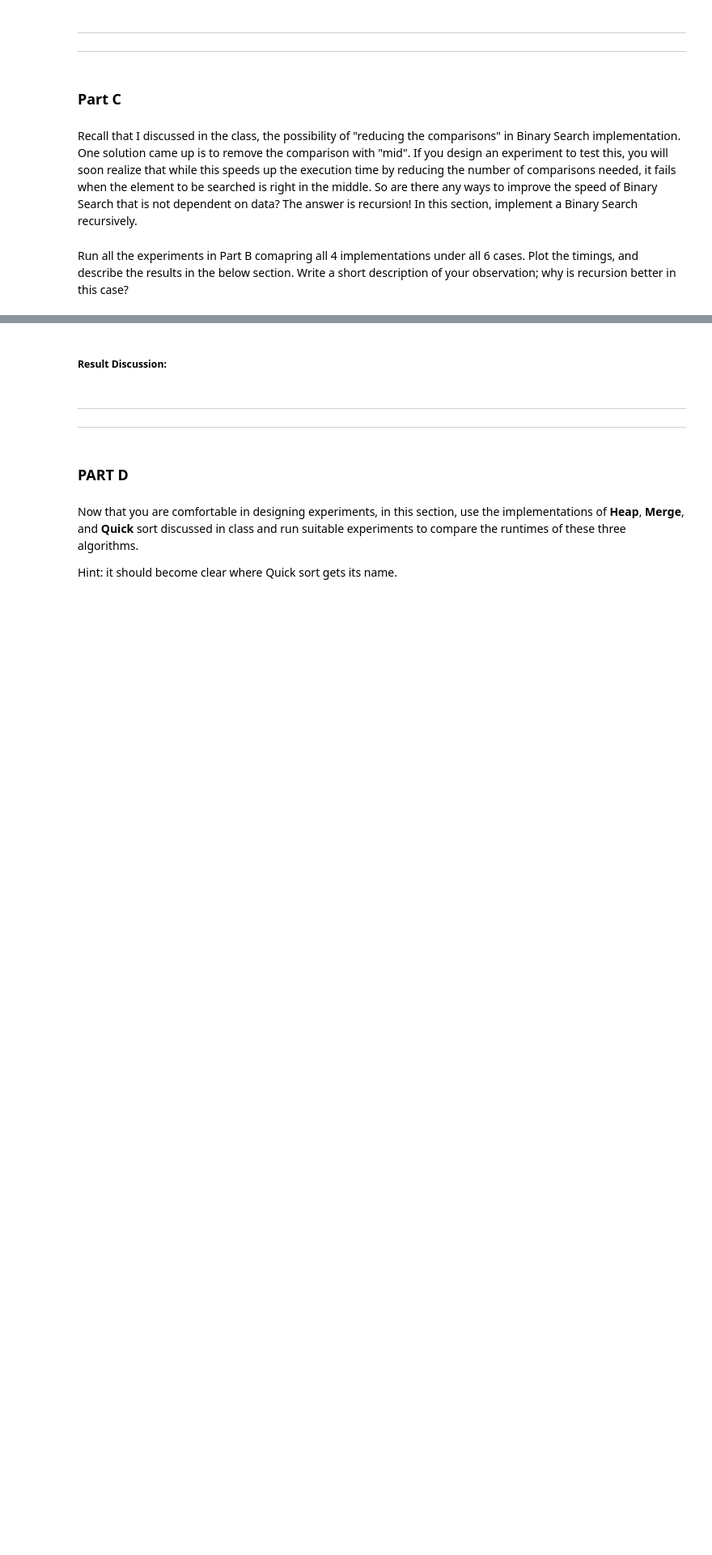
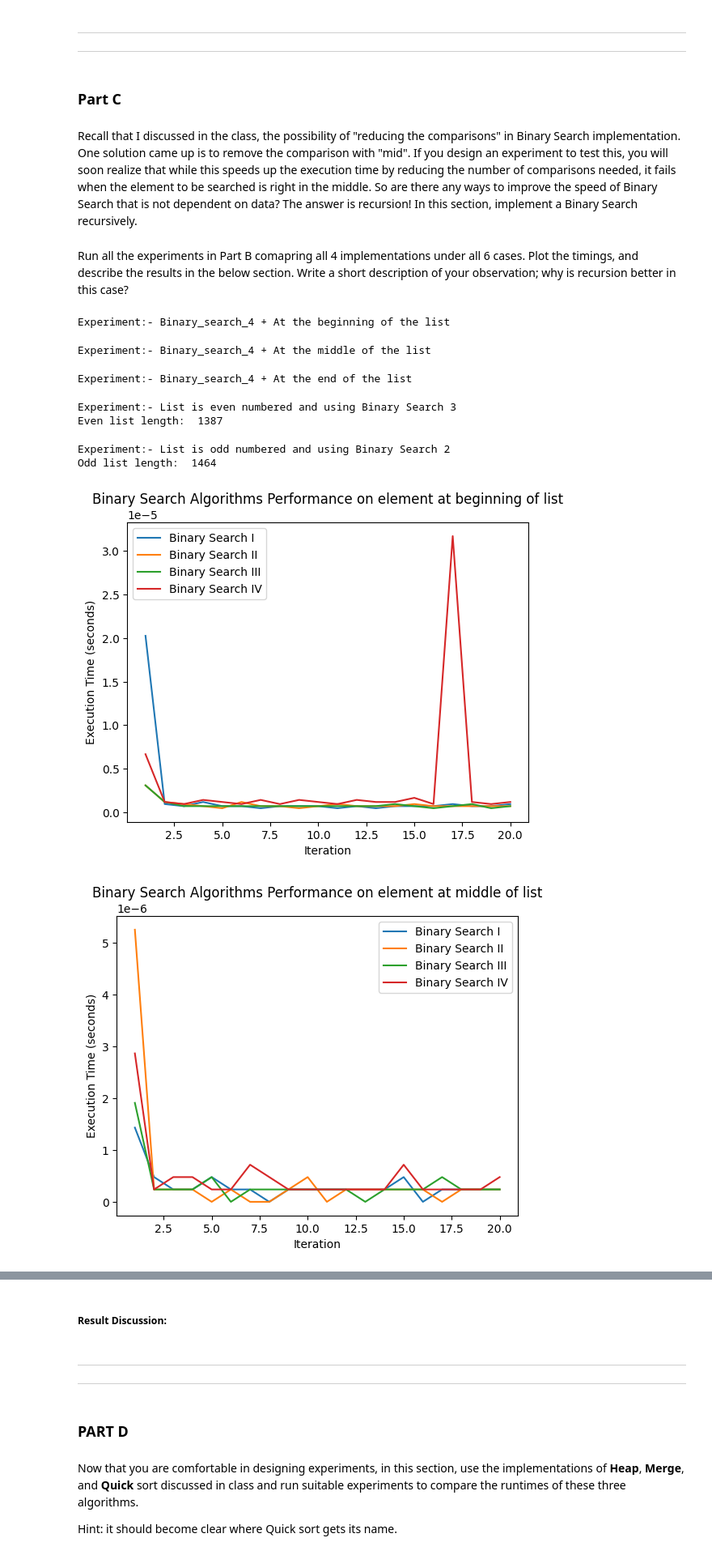
Before and after one commit to scythemenace/CS2XC3_algorithms_research, a Jupyter notebook: Lab 2/Lab_II.ipynb, the cells around one changed output, grey strips where cells are left out. Shown at 81% size. Drawn from its saved outputs; the diff is of its cells as text; code cells hidden in the pictures; blank space fills up the shorter version.

```diff
--- a/Lab 2/Lab_II.ipynb
+++ b/Lab 2/Lab_II.ipynb
@@ -774,0 +830,79 @@ Run all the experiments in Part B comapring all 4 implementations under all 6 ca
+# %%
+to_find = new_list[1]
+print("Experiment:- Binary_search_4 + At the beginning of the list")
+for _ in range(n):
+    start_time = time.time()
+    binary_search_4(new_list, to_find)
+    end_time = time.time()
+    execution_time = end_time - start_time
+    timings_beginning_Bsearch4.append(execution_time)
+# %% [output]
+Experiment:- Binary_search_4 + At the beginning of the list
+# %%
+middle_index = len(new_list) // 2
+middle_element = new_list[middle_index]
+print("Experiment:- Binary_search_4 + At the middle of the list")
+for _ in range(n):
+    start_time = time.time()
+    binary_search_4(new_list, middle_element)
+    end_time = time.time()
+    execution_time = end_time - start_time
+    timings_middle_Bsearch4.append(execution_time)
+# %% [output]
+Experiment:- Binary_search_4 + At the middle of the list
+# %%
+end_element = new_list[-1]
+print("Experiment:- Binary_search_4 + At the end of the list")
+for _ in range(n):
+    start_time = time.time()
+    binary_search_4(new_list, end_element)
+    end_time = time.time()
+    execution_time = end_time - start_time
+    timings_end_Bsearch4.append(execution_time)
+# %% [output]
+Experiment:- Binary_search_4 + At the end of the list
+# %%
+
+#Experiment :- Binary_search_4 + list with even length
+print("Experiment:- List is even numbered and using Binary Search 3")
+print("Even list length: ", len(even_list))
+#Since it is not specified that we where should be the element that we have to find be we'll randomly select an element from the list
+element_to_find = random.choice(even_list)
+for _ in range(n):
+    start_time = time.time()
+    binary_search_4(even_list, element_to_find)
+    end_time = time.time()
+    execution_time = end_time - start_time
+    even_timings_bsearch4.append(execution_time)
+# %% [output]
+Experiment:- List is even numbered and using Binary Search 3
+Even list length:  1387
+# %%
+#Experiment :- Binary_search_4 + list with odd length
+print("Experiment:- List is odd numbered and using Binary Search 2")
+print("Odd list length: ", len(odd_list))
+#Since it is not specified that we where should be the element that we have to find be we'll randomly select an element from the list
+element_to_find = random.choice(odd_list)
+for _ in range(n):
+    start_time = time.time()
+    binary_search_4(odd_list, element_to_find)
+    end_time = time.time()
+    execution_time = end_time - start_time
+    odd_timings_bsearch4.append(execution_time)
+# %% [output]
+Experiment:- List is odd numbered and using Binary Search 2
+Odd list length:  1464
+# %%
+#Experiment 1: Binary_searches + At the beginning of the list
+plot_algorithm_performance2(timings_beginning_Bsearch1, timings_beginning_Bsearch2, timings_beginning_Bsearch3, timings_beginning_Bsearch4, "Binary Search Algorithms Performance on element at beginning of list")
+#Experiment 2: Binary_searches + At the middle of the list
+plot_algorithm_performance2(timings_middle_Bsearch1, timings_middle_Bsearch2, timings_middle_Bsearch3, timings_middle_Bsearch4, "Binary Search Algorithms Performance on element at middle of list")
+#Experiment 3: Binary_searches + At the end of the list
+plot_algorithm_performance2(timings_end_Bsearch1, timings_end_Bsearch2, timings_end_Bsearch3, timings_end_Bsearch4, "Binary Search Algorithms Performance on element at end of list")
+#Experiment 4: Binary_searches + On odd numbered list
+plot_algorithm_performance2(odd_timings_bsearch1, odd_timings_bsearch2, odd_timings_bsearch3, odd_timings_bsearch4, "Binary Search Algorithms Performance on odd numbered list")
+#Experiment 5: Binary_searches + On even numbered list
+plot_algorithm_performance2(even_timings_bsearch1, even_timings_bsearch2, even_timings_bsearch3, even_timings_bsearch4, "Binary Search Algorithms Performance on even numbered list")
+# %% [output]
+[figure, added]
+[figure, added]
```
Also changed, not shown: parts of 54 cells of this notebook.
